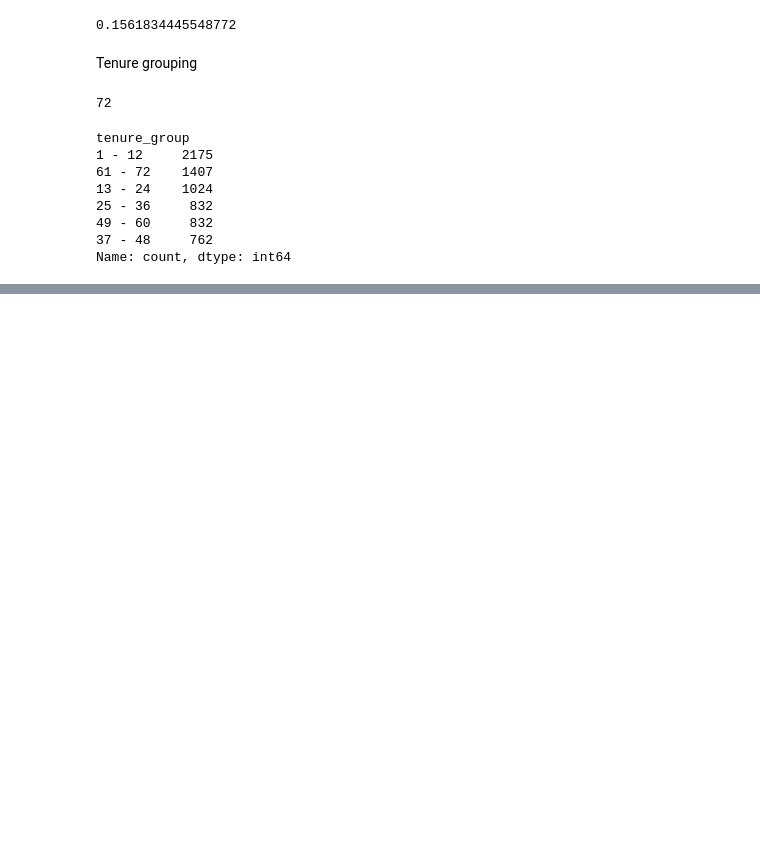
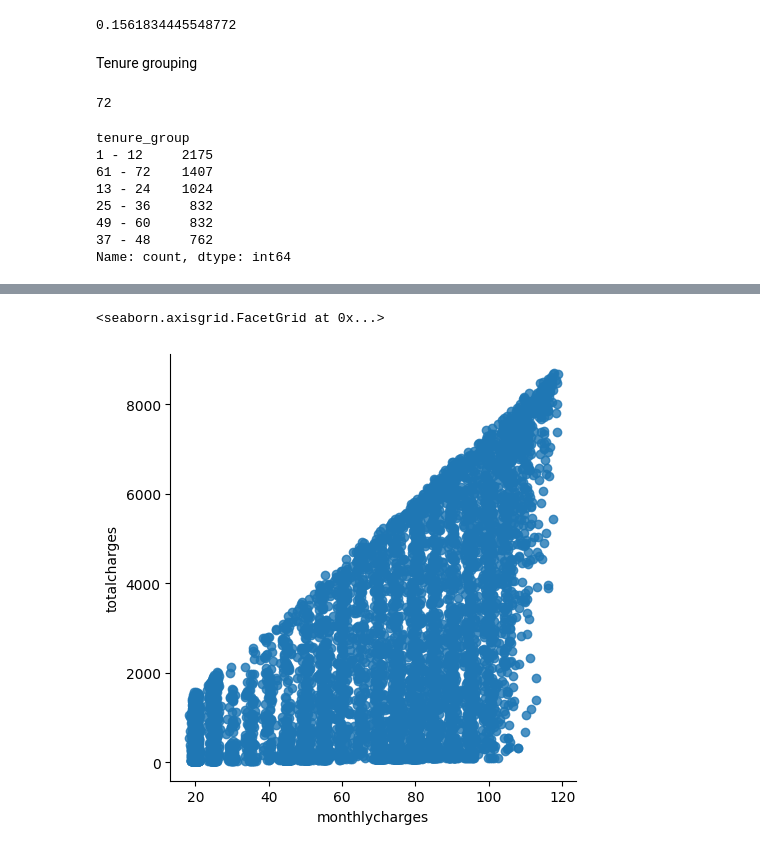
Before and after one commit to Kohkitos/Churn-Insight-ML, a Jupyter notebook: notebooks/1-Data_Cleaning.ipynb, the cells around one changed output, grey strips where cells are left out. Drawn from its saved outputs; the diff is of its cells as text; code cells hidden in the pictures; blank space fills up the shorter version.

```diff
--- a/notebooks/1-Data_Cleaning.ipynb
+++ b/notebooks/1-Data_Cleaning.ipynb
@@ -129,0 +185,6 @@ Name: count, dtype: int64
+# %%
+# convert target data into numeric values
+
+df.churn = np.where(df.churn == 'Yes', 1, 0)
+
+df.head()
@@ -129,0 +198,5 @@ Name: count, dtype: int64
+# %%
+# convert all categorical values into dummies
+
+df_dummies = pd.get_dummies(df)
+df_dummies.head()
@@ -129,0 +210,7 @@ Name: count, dtype: int64
+# %%
+# relationship between monthly charges and total charges
+
+sns.lmplot(data = df_dummies, x='monthlycharges', y='totalcharges', fit_reg=False)
+# %% [output]
+<seaborn.axisgrid.FacetGrid at 0x...>
+[figure, added]
```
Also changed, not shown: parts of 14 cells of this notebook.
